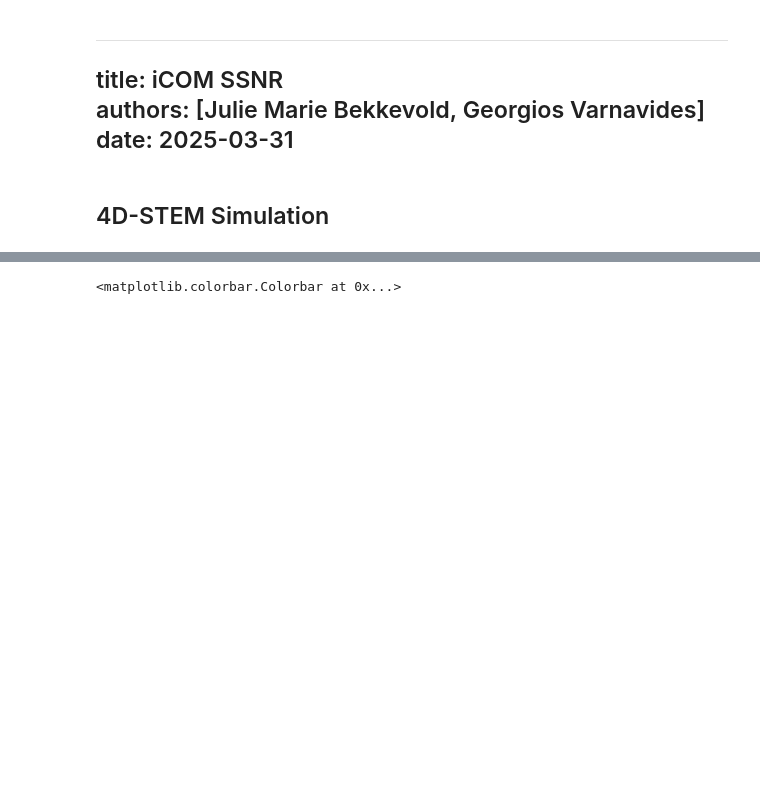
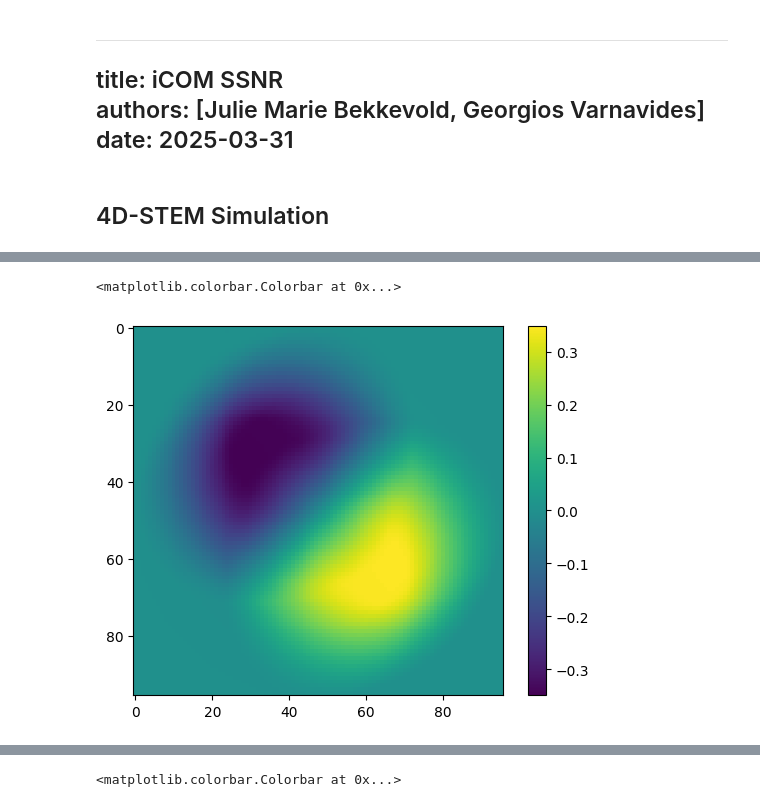
Before and after one commit to msa-em/stem-transfer-of-information, a Jupyter notebook: notebooks/icom-ssnr.ipynb, the cells around one changed output, grey strips where cells are left out. Saved outputs shown, nothing was run; the diff lists cells and outputs as text; code cells hidden in the pictures; blank space fills up the shorter version.

```diff
--- a/notebooks/icom-ssnr.ipynb
+++ b/notebooks/icom-ssnr.ipynb
@@ -224,0 +277,10 @@ plt.imshow(
+# %%
+plt.imshow(
+    np.fft.fftshift(
+        ctf_x
+    )
+)
+plt.colorbar()
+# %% [output]
+<matplotlib.colorbar.Colorbar at 0x...>
+[figure, added]
```
Also changed, not shown: parts of 35 cells of this notebook.
